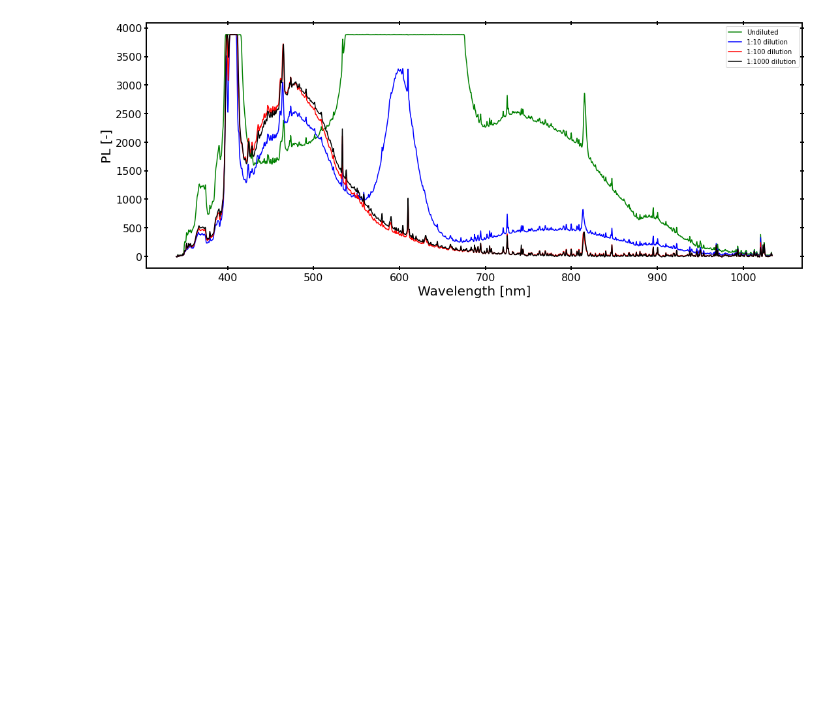
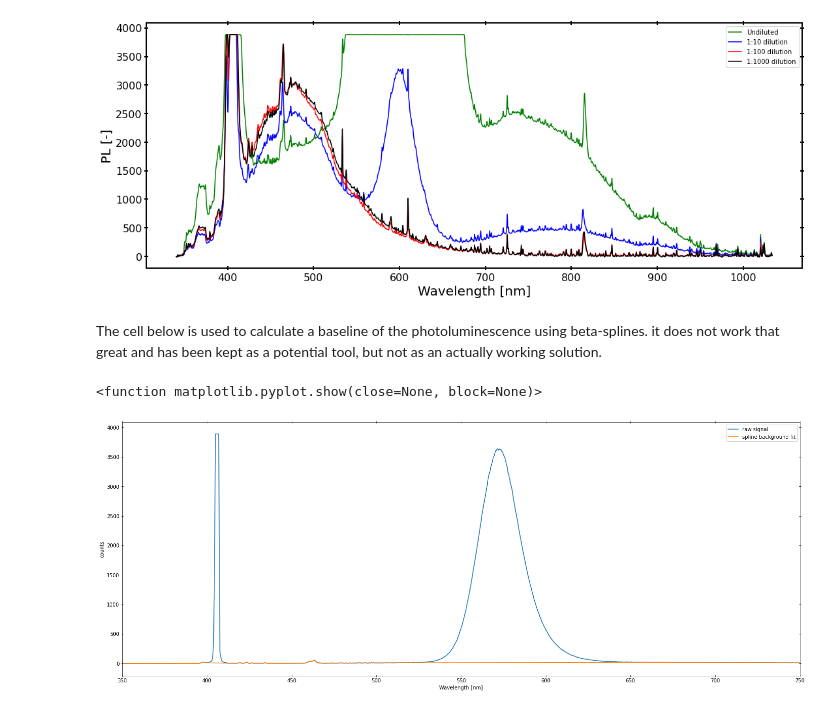
Before and after one commit to copl-labomc/TemplatesSnippets, a Jupyter notebook: QuantumYield/QY with standard/Emission spectrum viewer.ipynb, the cells around one changed output. Cells and saved outputs as stored; diff of their text form; code cells hidden in the pictures; blank space fills up the shorter version.

```diff
--- a/QuantumYield/QY with standard/Emission spectrum viewer.ipynb
+++ b/QuantumYield/QY with standard/Emission spectrum viewer.ipynb
@@ -372,3 +427,39 @@ plt.show
 # %% [output]
 <function matplotlib.pyplot.show(close=None, block=None)>
 [figure]
+# %% [markdown]
+The cell below is used to calculate a baseline of the photoluminescence using beta-splines. it does not work that great and has been kept as a potential tool, but not as an actually working solution.
+# %%
+from scipy.interpolate import splrep, splev
+
+# Creates the dataset with the required exclusions to have a background
+# exclusions are noted as a series of (start, end) ranges
+exclusions = (400, 415), (500, 650)
+x_data = wavelengths
+y_data = raw_counts
+for i in exclusions:
+    setpoints = rangefinder(spectrum, i)
+    x_data = np.concatenate((x_data[:setpoints[0]], x_data[setpoints[1]:]))
+    y_data = np.concatenate((y_data[:setpoints[0]], y_data[setpoints[1]:]))
+
+# Finds the spline representation, with k being the degree of the spline vector.
+# Don't use even k numbers or it gets really unstable
+tck = splrep(x_data, y_data, k = 1)
+
+# this creates the spline curve with the data we have
+ynew = splev(wavelengths, tck)
+
+# Plots this to see the representation of the spline curve
+fig, ax = plt.subplots(figsize=(24, 12))
+fig.subplots_adjust(bottom=0.3)
+plt.plot(wavelengths, raw_counts, label = "raw signal")
+plt.plot(wavelengths, ynew, label = "spline background fit")
+ax.tick_params("both", direction = "inout", top = True, right = True)
+plt.xlabel("Wavelength [nm]")
+plt.ylabel("counts")
+plt.xlim(350, 750)
+plt.legend()
+plt.show
+# %% [output]
+<function matplotlib.pyplot.show(close=None, block=None)>
+[figure, added]
```
Also changed, not shown: parts of 9 cells of this notebook, 2 other files.
